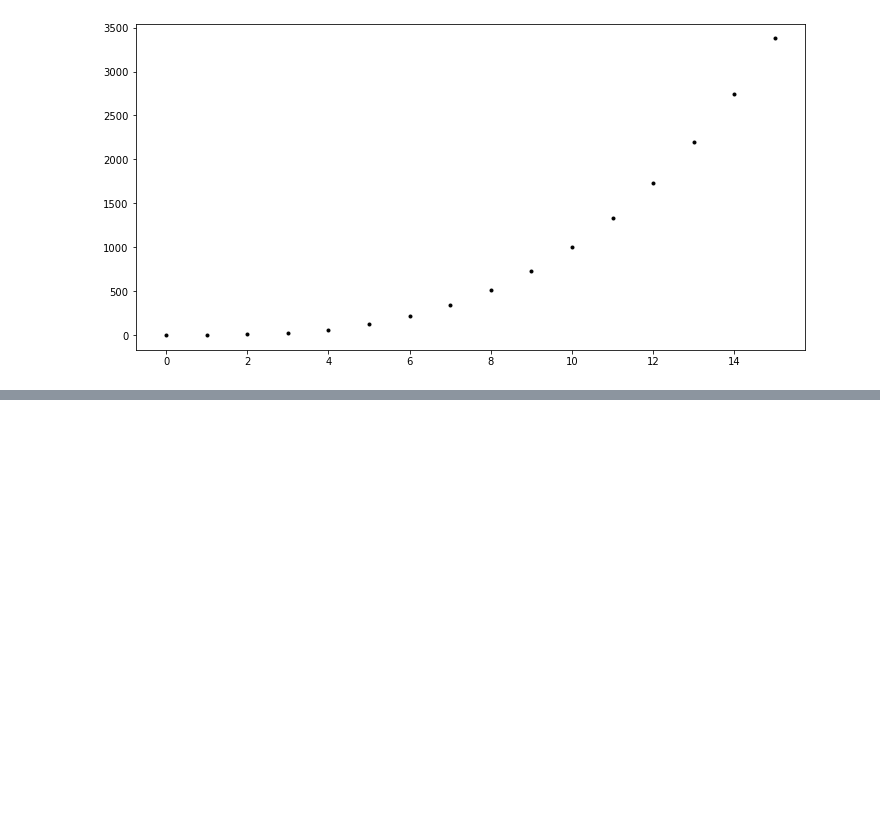
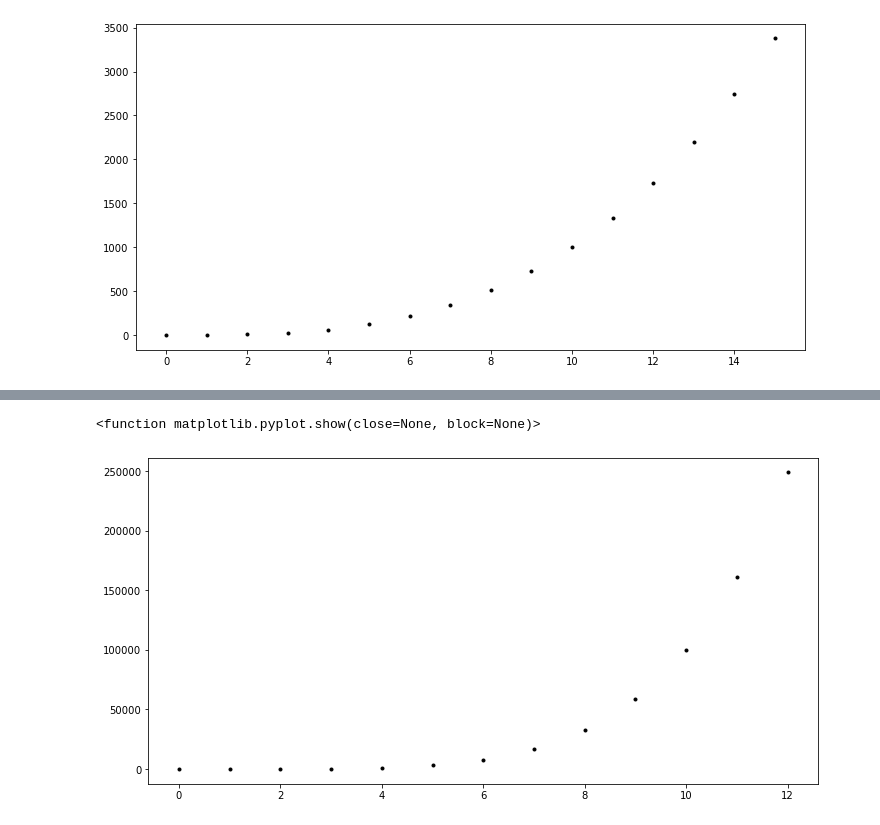
Before and after one commit to BTunney92/machine-learn-stats, a Jupyter notebook: Parameters - Exercise.ipynb, the cells around one changed output, grey strips where cells are left out. Drawn from its saved outputs; the diff is of its cells as text; code cells hidden in the pictures; blank space fills up the shorter version.

```diff
--- a/Parameters - Exercise.ipynb
+++ b/Parameters - Exercise.ipynb
@@ -47,0 +45,13 @@ ax.plot(x, parameter[0] * x + parameter[1], 'b-');
+# %%
+# Data Set 2:
+
+x2 = np.array([0.0, 1.0, 2.0, 3.0, 4.0, 5.0, 6.0, 7.0, 8.0, 9.0, 10.0, 11.0, 12.0])
+
+y2 = np.array([5.7, 16.6, 58.0, 278.9, 1069.3, 3181.4, 7844.3, 16883.9, 32854.9, 59144.2, 100106.7, 161166.3, 248958.6])
+# %%
+plt.plot(x2,y2,"k.",)
+plt.rcParams["figure.figsize"] = (12,6)
+plt.show
+# %% [output]
+<function matplotlib.pyplot.show(close=None, block=None)>
+[figure, added]
```
Also changed, not shown: parts of 6 cells of this notebook.
